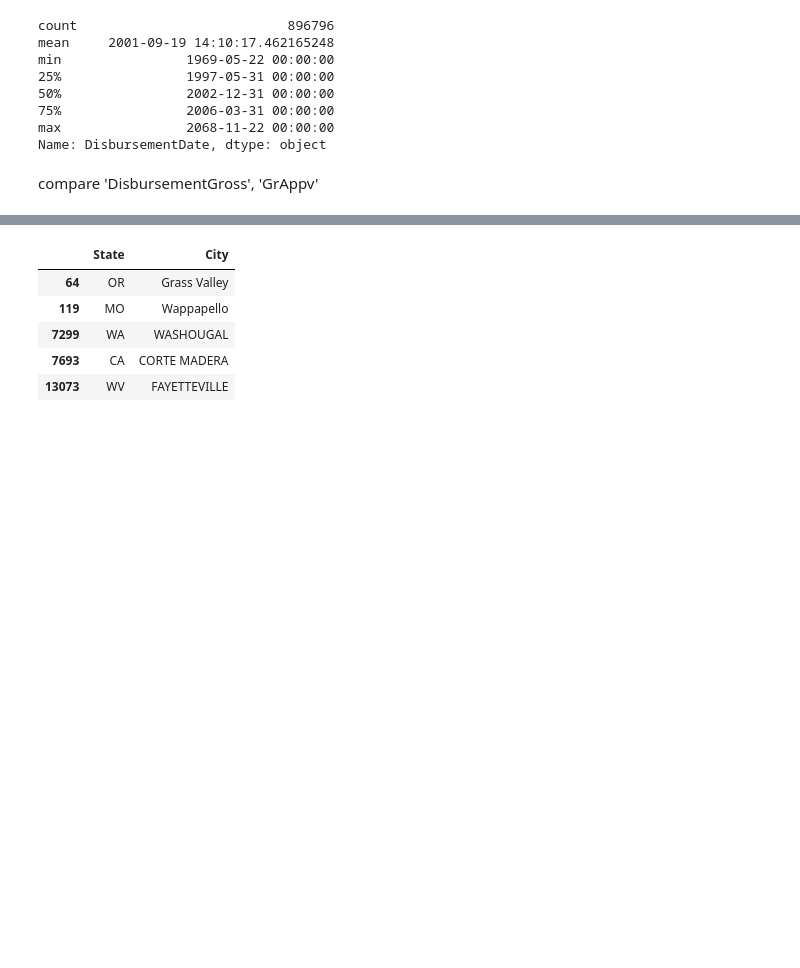
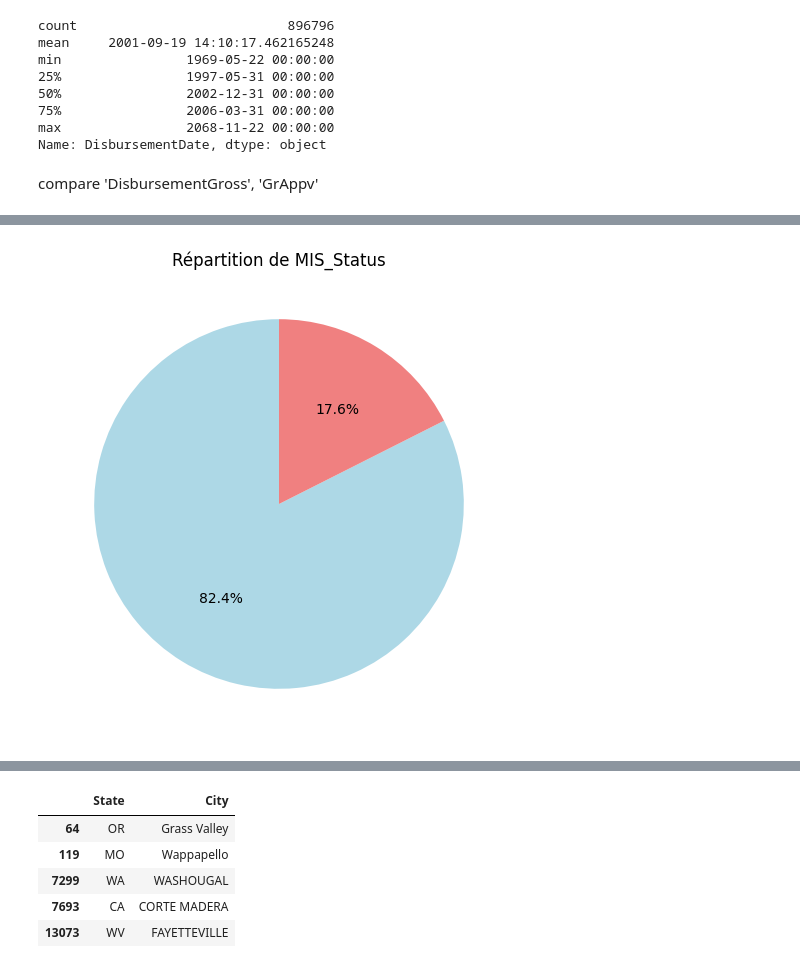
Before and after one commit to A-Delvoye/Brief04_USSBA_classification, a Jupyter notebook: data_analyse.ipynb, the cells around one changed output, grey strips where cells are left out. Drawn from its saved outputs; the diff is of its cells as text; code cells hidden in the pictures; blank space fills up the shorter version.

```diff
--- a/data_analyse.ipynb
+++ b/data_analyse.ipynb
@@ -180,0 +240,12 @@ dtype: int64
+# %%
+# Création du camembert
+plt.figure(figsize=(6, 6))
+plt.pie(df['MIS_Status'].value_counts(), autopct='%1.1f%%', startangle=90, colors=['lightblue', 'lightcoral'])
+
+# Ajouter un titre
+plt.title("Répartition de MIS_Status")
+
+# Afficher le graphique
+plt.show()
+# %% [output]
+[figure, added]
```
Also changed, not shown: parts of 18 cells of this notebook.
